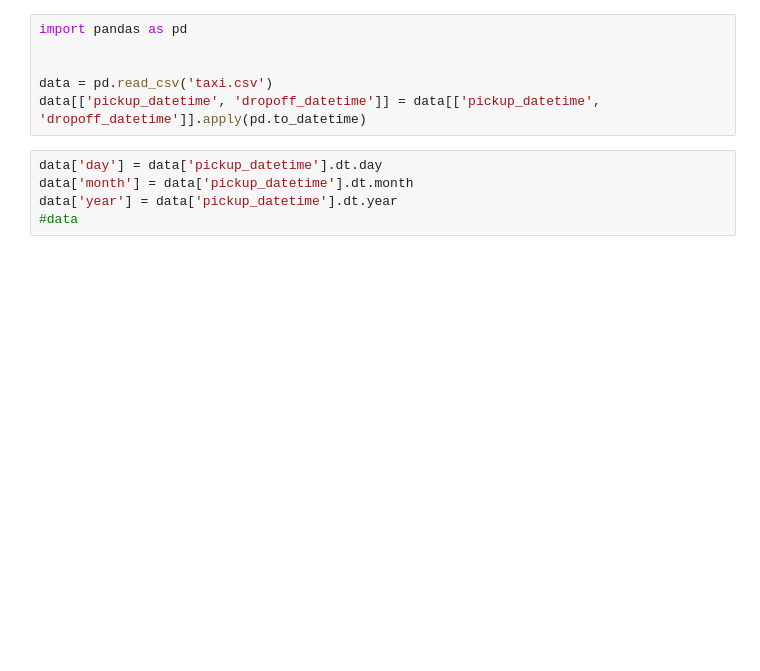
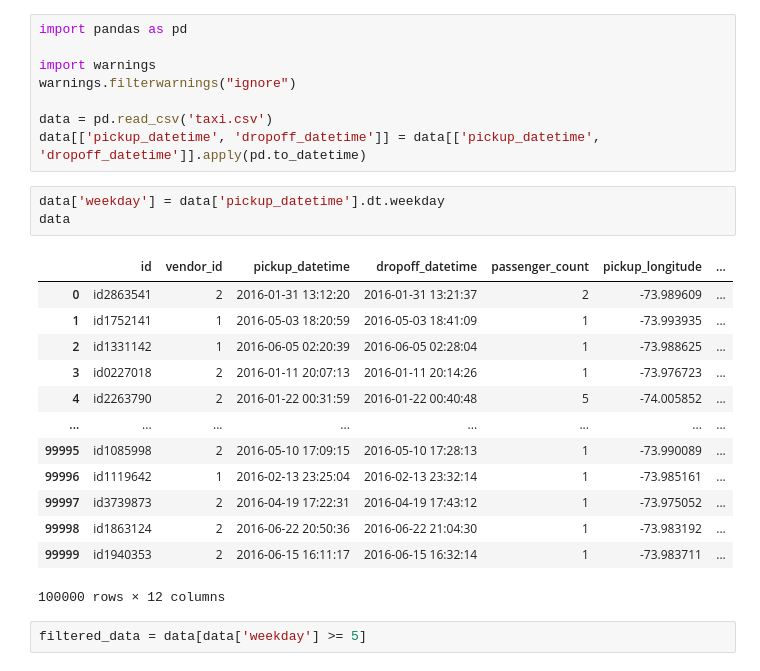
Before and after one commit to hizik999/bdst_laba_1, a Jupyter notebook: task_1/main.ipynb, the cells around one changed output. Drawn from its saved outputs; the diff is of its cells as text; blank space fills up the shorter version.

```diff
--- a/task_1/main.ipynb
+++ b/task_1/main.ipynb
@@ -1,11 +1,27 @@
 # %%
 import pandas as pd
 
+import warnings
+warnings.filterwarnings("ignore")
 
 data = pd.read_csv('taxi.csv')
 data[['pickup_datetime', 'dropoff_datetime']] = data[['pickup_datetime', 'dropoff_datetime']].apply(pd.to_datetime)
-# %%
-data['day'] = data['pickup_datetime'].dt.day
-data['month'] = data['pickup_datetime'].dt.month
-data['year'] = data['pickup_datetime'].dt.year
-#data
+# %%
+data['weekday'] = data['pickup_datetime'].dt.weekday
+data
+# %% [output]
+|  | id | vendor_id | pickup_datetime | dropoff_datetime | passenger_count | pickup_longitude | ... |
+| 0 | id2863541 | 2 | 2016-01-31 13:12:20 | 2016-01-31 13:21:37 | 2 | -73.989609 | ... |
+| 1 | id1752141 | 1 | 2016-05-03 18:20:59 | 2016-05-03 18:41:09 | 1 | -73.993935 | ... |
+| 2 | id1331142 | 1 | 2016-06-05 02:20:39 | 2016-06-05 02:28:04 | 1 | -73.988625 | ... |
+| 3 | id0227018 | 2 | 2016-01-11 20:07:13 | 2016-01-11 20:14:26 | 1 | -73.976723 | ... |
+| 4 | id2263790 | 2 | 2016-01-22 00:31:59 | 2016-01-22 00:40:48 | 5 | -74.005852 | ... |
+| ... | ... | ... | ... | ... | ... | ... | ... |
+| 99995 | id1085998 | 2 | 2016-05-10 17:09:15 | 2016-05-10 17:28:13 | 1 | -73.990089 | ... |
+| 99996 | id1119642 | 1 | 2016-02-13 23:25:04 | 2016-02-13 23:32:14 | 1 | -73.985161 | ... |
+| 99997 | id3739873 | 2 | 2016-04-19 17:22:31 | 2016-04-19 17:43:12 | 1 | -73.975052 | ... |
+| 99998 | id1863124 | 2 | 2016-06-22 20:50:36 | 2016-06-22 21:04:30 | 1 | -73.983192 | ... |
+| 99999 | id1940353 | 2 | 2016-06-15 16:11:17 | 2016-06-15 16:32:14 | 1 | -73.983711 | ... |
+100000 rows × 12 columns
+# %%
+filtered_data = data[data['weekday'] >= 5]
```
Also changed, not shown: parts of 5 cells of this notebook, 1 other file.
